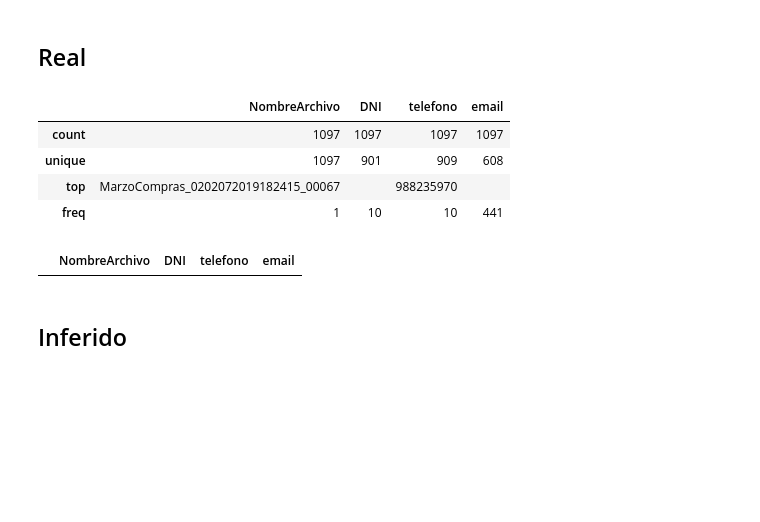
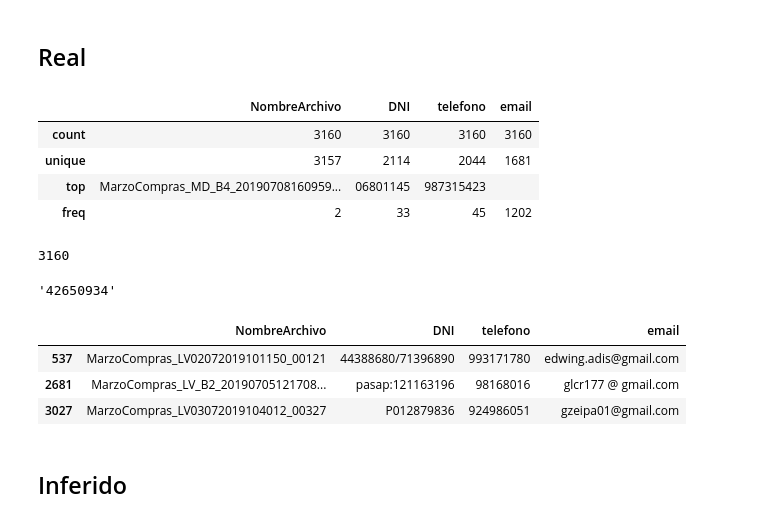
Before and after one commit to hvcdrake/handwrittenExtractor, a Jupyter notebook: notebooks_flow/50sample_comp.ipynb, the cells around one changed output. Drawn from its saved outputs; the diff is of its cells as text; code cells hidden in the pictures; blank space fills up the shorter version.

```diff
--- a/notebooks_flow/50sample_comp.ipynb
+++ b/notebooks_flow/50sample_comp.ipynb
@@ -76,30 +76,42 @@ np_has_letters = np.vectorize(has_letters)
 # %% [markdown]
 ## Real
 # %%
-m50k_real = pd.read_excel('D:\\GyS\\proyectos\\cuponesWong\\proceso_definitivo\\process\\m_get50k_1096_sample\\levantamiento\\resultados\\total.xlsx', dtype={'DNI':str, 'telefono':str})
+# m50k_real = pd.read_excel('D:\\GyS\\proyectos\\cuponesWong\\proceso_definitivo\\process\\m_get50k_1096_sample\\levantamiento\\resultados\\total.xlsx', dtype={'DNI':str, 'telefono':str})
+m50k_real = pd.read_csv('D:\\GyS\\proyectos\\cuponesWong\\proceso_definitivo\\process\\muestra900\\levantamiento\\total.csv', dtype={'DNI':str, 'telefono':str})
 m50k_real = m50k_real.fillna('')
 m50k_real['NombreArchivo'] = m50k_real['nombre_archivo'].apply(lambda x: x[:-4])
 m50k_real = m50k_real[['NombreArchivo','DNI','telefono','email']]
 m50k_real['DNI'] = np.where(m50k_real['DNI']=='-',"",m50k_real['DNI'])
 m50k_real['telefono'] = np.where(m50k_real['telefono']=='-',"",m50k_real['telefono'])
 m50k_real['email'] = np.where(m50k_real['email']=='-',"",m50k_real['email'])
 # Cleaning DNI's
 m50k_real['DNI'] = m50k_real['DNI'].apply(clean_real_dni)
 # Cleaning Telefono
 m50k_real['telefono'] = m50k_real['telefono'].apply(clean_real_dni)
 # Lower Email's
 m50k_real['email'] = m50k_real['email'].apply(str.lower)
 m50k_real.describe()
 # %% [output]
 |  | NombreArchivo | DNI | telefono | email |
-| count | 1097 | 1097 | 1097 | 1097 |
-| unique | 1097 | 901 | 909 | 608 |
-| top | MarzoCompras_0202072019182415_00067 |  | 988235970 |  |
-| freq | 1 | 10 | 10 | 441 |
+| count | 3160 | 3160 | 3160 | 3160 |
+| unique | 3157 | 2114 | 2044 | 1681 |
+| top | MarzoCompras_MD_B4_20190708160959... | 06801145 | 987315423 |  |
+| freq | 2 | 33 | 45 | 1202 |
+# %%
+m50k_real.NombreArchivo.values.size
+# %% [output]
+3160
+# %%
+m50k_real.iloc[0,1]
+# %% [output]
+'42650934'
 # %%
 m50k_real[m50k_real['DNI'].apply(has_letters)==True]
 # %% [output]
 |  | NombreArchivo | DNI | telefono | email |
+| 537 | MarzoCompras_LV02072019101150_00121 | 44388680/71396890 | 993171780 | edwing.adis@gmail.com |
+| 2681 | MarzoCompras_LV_B2_20190705121708... | pasap:121163196 | 98168016 | glcr177 @ gmail.com |
+| 3027 | MarzoCompras_LV03072019104012_00327 | P012879836 | 924986051 | gzeipa01@gmail.com |
 # %% [markdown]
 ## Inferido
 # %%
```
Also changed, not shown: parts of 6 cells of this notebook, 3 other files.
